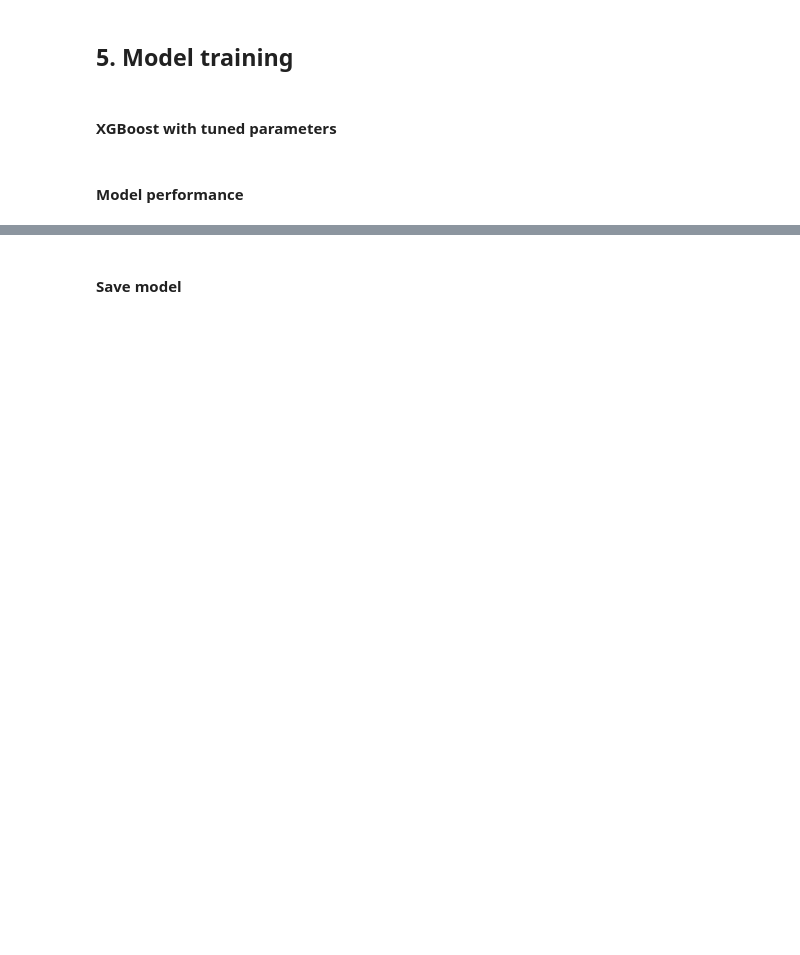
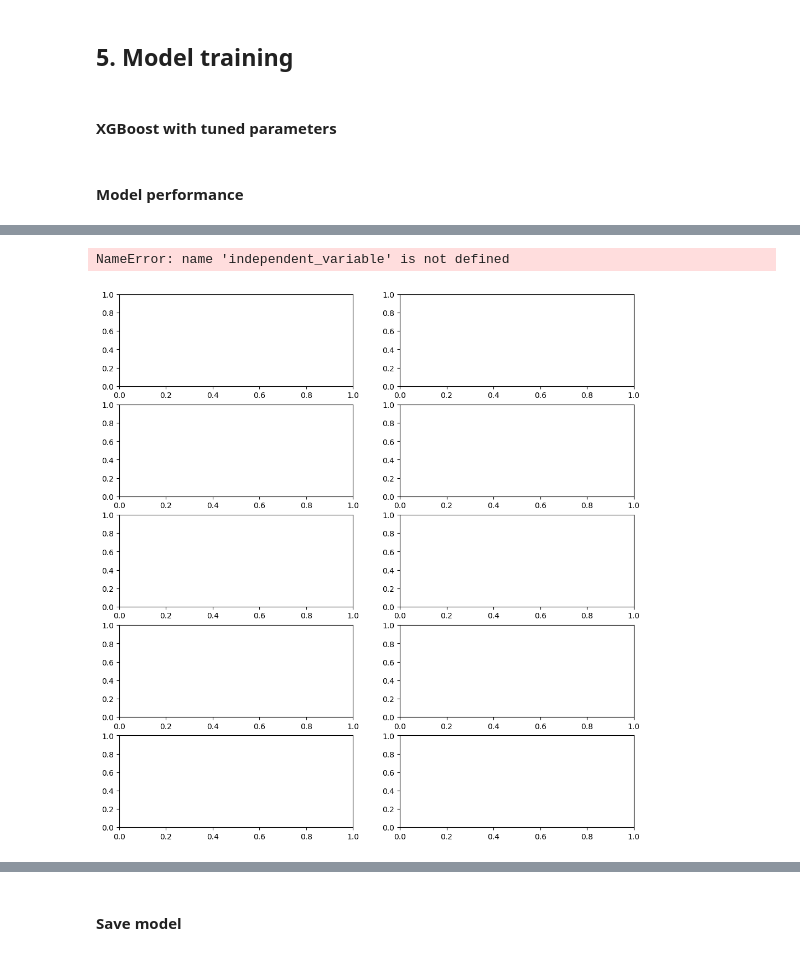
Before and after one commit to fokhrun/heritage_housing, a Jupyter notebook: jupyter_notebooks/model_training.ipynb, the cells around one changed output, grey strips where cells are left out. Saved outputs shown, nothing was run; the diff lists cells and outputs as text; code cells hidden in the pictures; blank space fills up the shorter version.

Commit message:
generate correlations to predictions

```diff
--- a/jupyter_notebooks/model_training.ipynb
+++ b/jupyter_notebooks/model_training.ipynb
@@ -60,6 +60,7 @@ model_performance_path = get_path(os.getenv("MODEL_PERFORMANCE_FILENAME"))
 model_feature_importance_path = get_path(os.getenv("MODEL_FEATURES_IMPORTANCE_FILENAME"))
 model_parameters_path = get_path( os.getenv("MODEL_PARAMETERS_FILENAME"))
 learning_curve_path = get_path(os.getenv("LEARNING_CURVE_FILENAME"))
+prediction_correlation_path = get_path(os.getenv("PREDICTION_CORRELATION_FILENAME"))
 # %% [markdown]
 #### Other parameters
 # %%
@@ -670,0 +676,14 @@ Feature importance
+# %%
+predicted_column = f"{target_column}Predicted"
+test_dataset = housing_records.loc[y_test.index][necessary_columns]
+test_dataset.loc[:, target_column] = y_test
+test_dataset.loc[:, predicted_column] = xgb_main.predict(X_test)
+test_dataset["KitchenQual"] = test_dataset["KitchenQual"].replace({
+    "Ex": 5,
+    "Gd": 4,
+    "Fa": 3,
+    "TA": 2,
+     "Po": 1
+})
+test_dataset = test_dataset.reset_index(drop=True)
+test_dataset.head()
@@ -670,0 +697,6 @@ Feature importance
+# %%
+titles = correlated_variables["featureDescription"]
+titles.index = correlated_variables["featureName"]
+titles.loc[target_column] = target_column
+titles.loc[predicted_column] = predicted_column
+titles
@@ -670,0 +717,4 @@ Feature importance
+# %%
+corr_columns = [target_column, predicted_column]
+correlations = test_dataset.corr()[corr_columns]
+correlations
@@ -671,3 +734,25 @@ Feature importance
+# %%
+plot_columns = [var for var in test_dataset.columns if var != target_column]
+colors = ["blue", "red"]
+plot_column_num = 2
+plot_row_num = int(len(plot_columns) / plot_column_num)
+fig, axs = plt.subplots(plot_row_num, plot_column_num, figsize=(12, 2.5 * plot_row_num))
+
+for idx, independent_var in enumerate(plot_columns):
+    ax = axs[int(idx / plot_column_num)][idx % plot_column_num]
+    for dependent_var, color in zip([target_column, predicted_column], colors):
+        corr = correlations.loc[independent_variable, dependent_var]
+        title = f"{dependent_var}: Corr. {corr:.3f}"
+        ax.scatter(test_dataset[dependent_var], test_dataset[independent_var], color=color, label=title)
+    ax.set_title(titles.loc[independent_var])
+    ax.set_ylabel(independent_var)
+    ax.legend()
+plt.tight_layout()
+plt.show()
+fig.savefig(prediction_correlation_path)
+# %% [output]
+NameError: name 'independent_variable' is not defined
+[figure, added]
 # %%
 pd.DataFrame(
     [(key, val)
```
Also changed, not shown: parts of 22 cells of this notebook, 1 other file.
